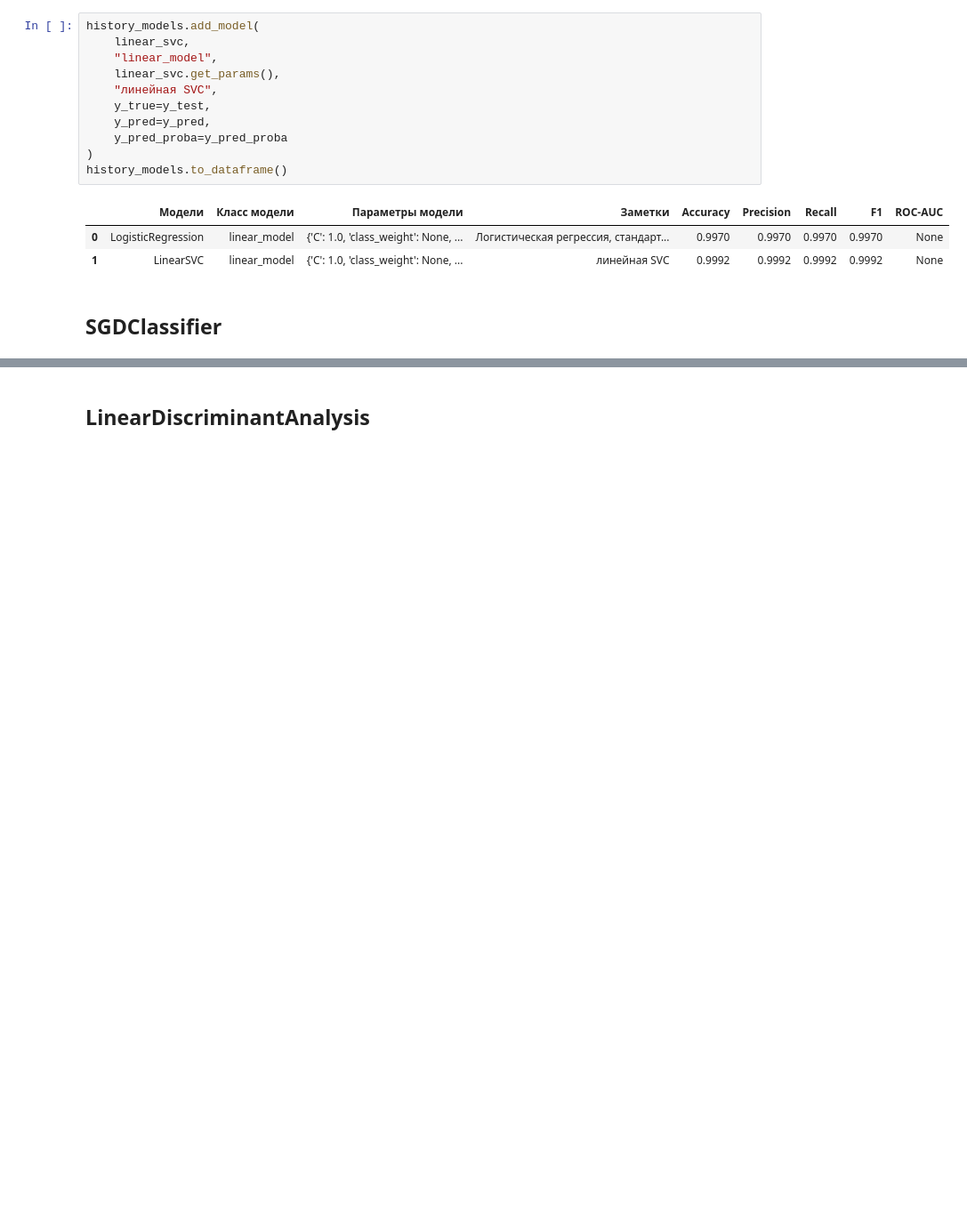
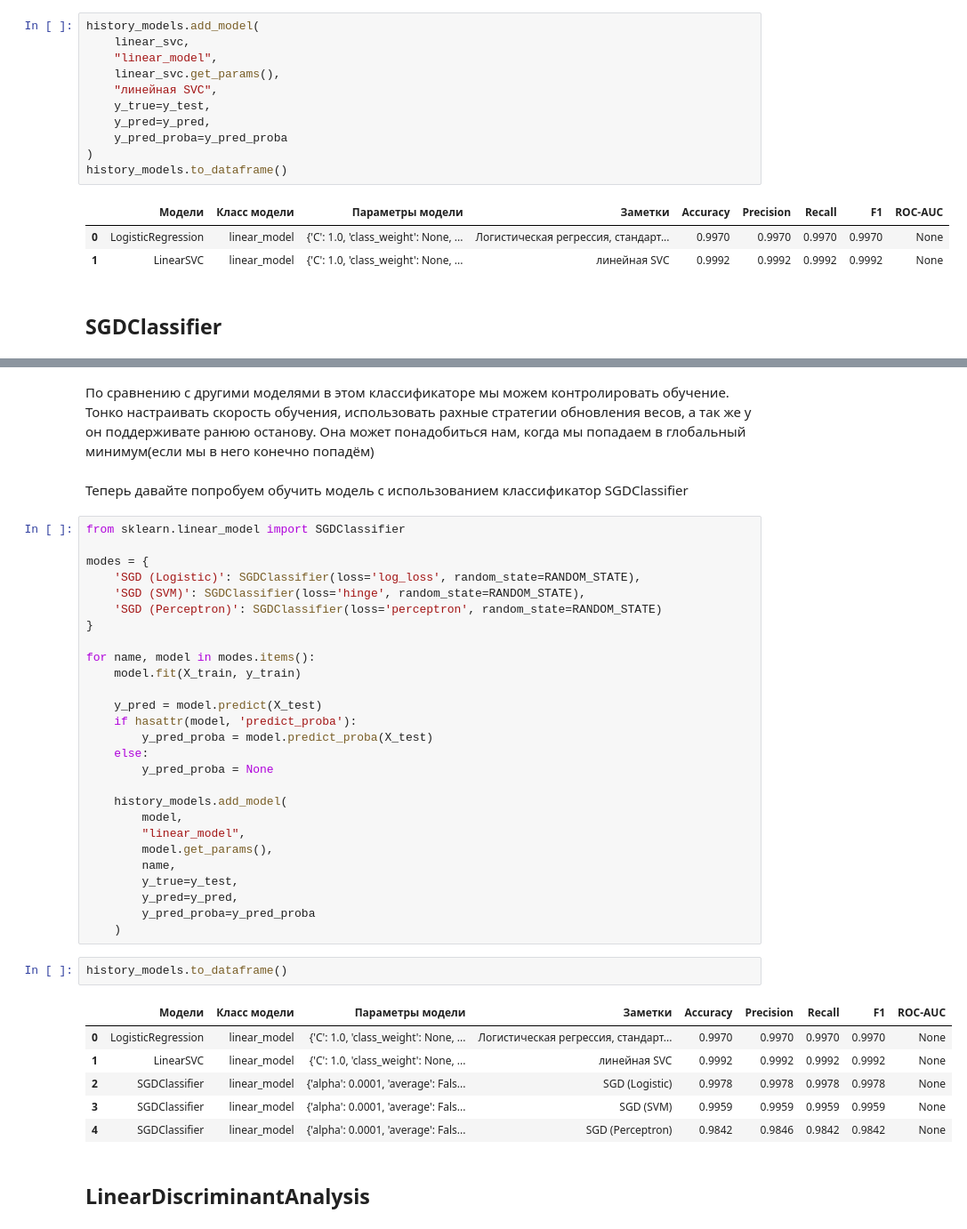
Before and after one commit to Sindereve/classic_ml_skills, a Jupyter notebook: task_classification/02_models/1_linear_models.ipynb, the cells around one changed output, grey strips where cells are left out. Shown at 89% size. Saved outputs shown, nothing was run; the diff lists cells and outputs as text; blank space fills up the shorter version.

```diff
--- a/task_classification/02_models/1_linear_models.ipynb
+++ b/task_classification/02_models/1_linear_models.ipynb
@@ -163,2 +177,42 @@ history_models.to_dataframe()
+# %% [markdown]
+По сравнению с другими моделями в этом классификаторе мы можем контролировать обучение. Тонко настраивать скорость обучения, использовать рахные стратегии обновления весов, а так же у он поддерживате ранюю останову. Она может понадобиться нам, когда мы попадаем в глобальный минимум(если мы в него конечно попадём)
+# %% [markdown]
+Теперь давайте попробуем обучить модель с использованием классификатор SGDClassifier
+# %%
+from sklearn.linear_model import SGDClassifier
+
+modes = {
+    'SGD (Logistic)': SGDClassifier(loss='log_loss', random_state=RANDOM_STATE),
+    'SGD (SVM)': SGDClassifier(loss='hinge', random_state=RANDOM_STATE),
+    'SGD (Perceptron)': SGDClassifier(loss='perceptron', random_state=RANDOM_STATE)
+}
+
+for name, model in modes.items():
+    model.fit(X_train, y_train)
+
+    y_pred = model.predict(X_test)
+    if hasattr(model, 'predict_proba'):
+        y_pred_proba = model.predict_proba(X_test)
+    else:
+        y_pred_proba = None
+
+    history_models.add_model(
+        model,
+        "linear_model",
+        model.get_params(),
+        name,
+        y_true=y_test,
+        y_pred=y_pred,
+        y_pred_proba=y_pred_proba
+    )
+# %%
+history_models.to_dataframe()
+# %% [output]
+|  | Модели | Класс модели | Параметры модели | Заметки | Accuracy | Precision | Recall | F1 | ROC-AUC |
+| 0 | LogisticRegression | linear_model | {'C': 1.0, 'class_weight': None, ... | Логистическая регрессия, стандарт... | 0.9970 | 0.9970 | 0.9970 | 0.9970 | None |
+| 1 | LinearSVC | linear_model | {'C': 1.0, 'class_weight': None, ... | линейная SVC | 0.9992 | 0.9992 | 0.9992 | 0.9992 | None |
+| 2 | SGDClassifier | linear_model | {'alpha': 0.0001, 'average': Fals... | SGD (Logistic) | 0.9978 | 0.9978 | 0.9978 | 0.9978 | None |
+| 3 | SGDClassifier | linear_model | {'alpha': 0.0001, 'average': Fals... | SGD (SVM) | 0.9959 | 0.9959 | 0.9959 | 0.9959 | None |
+| 4 | SGDClassifier | linear_model | {'alpha': 0.0001, 'average': Fals... | SGD (Perceptron) | 0.9842 | 0.9846 | 0.9842 | 0.9842 | None |
 # %% [markdown]
 ## LinearDiscriminantAnalysis
```
Also changed, not shown: parts of 10 cells of this notebook.
